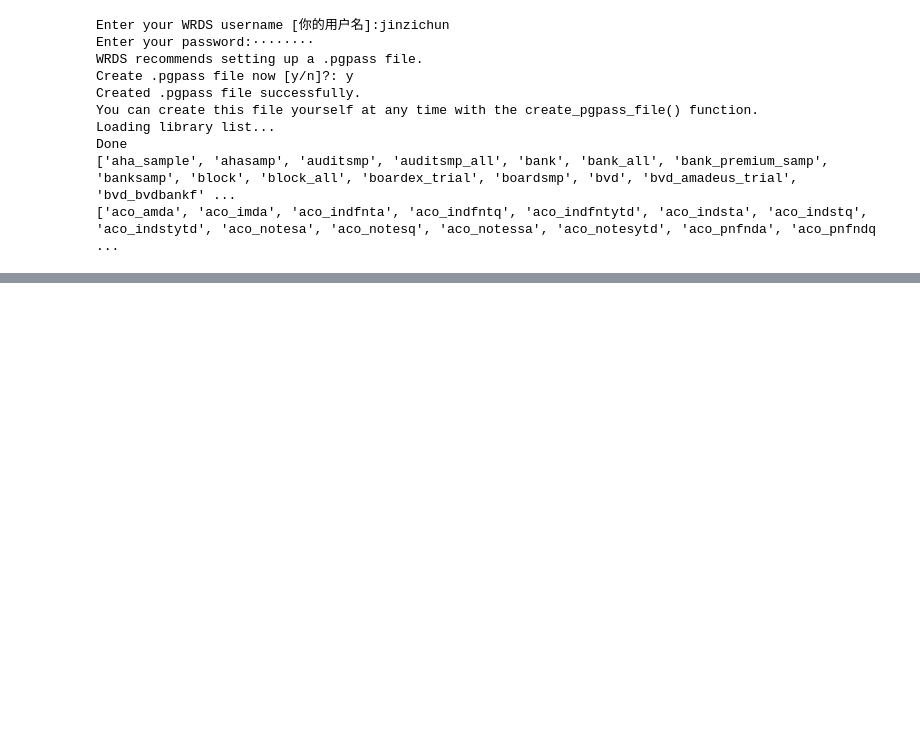
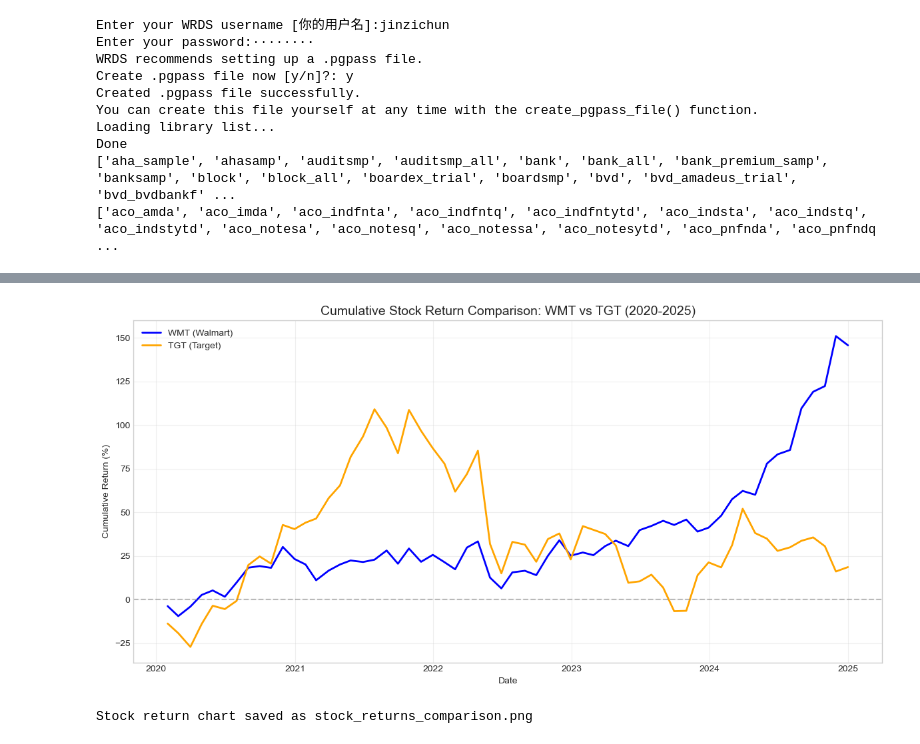
Before and after one commit to jzc-acc102/WMT-VS-TGT-analysis, a Jupyter notebook: analysis.ipynb, the cells around one changed output, grey strips where cells are left out. Cells and saved outputs as stored; diff of their text form; code cells hidden in the pictures; blank space fills up the shorter version.

```diff
--- a/analysis.ipynb
+++ b/analysis.ipynb
@@ -202,0 +178,5 @@ print("✅ 图表已保存为 wmt_tgt_comparison.png")
+# %%
+import wrds
+import pandas as pd
+
+db = wrds.Connection(wrds_username='jinzichun')
@@ -202,0 +267,33 @@ print("✅ 图表已保存为 wmt_tgt_comparison.png")
+# %%
+# Plot cumulative stock returns comparison
+import matplotlib.pyplot as plt
+
+# Extract data for both companies
+wmt_stock = stock_clean[stock_clean['ticker'] == 'WMT'].copy()
+tgt_stock = stock_clean[stock_clean['ticker'] == 'TGT'].copy()
+
+# Create chart
+fig, ax = plt.subplots(figsize=(12, 6))
+
+ax.plot(wmt_stock['date'], wmt_stock['cumulative_return'] * 100,
+        'b-', linewidth=2, label='WMT (Walmart)')
+ax.plot(tgt_stock['date'], tgt_stock['cumulative_return'] * 100,
+        'orange', linewidth=2, label='TGT (Target)')
+
+ax.set_title('Cumulative Stock Return Comparison: WMT vs TGT (2020-2025)', fontsize=14)
+ax.set_xlabel('Date')
+ax.set_ylabel('Cumulative Return (%)')
+ax.legend(loc='upper left')
+ax.grid(True, alpha=0.3)
+
+# Add zero line
+ax.axhline(y=0, color='gray', linestyle='--', alpha=0.5)
+
+plt.tight_layout()
+plt.savefig('stock_returns_comparison.png', dpi=150, bbox_inches='tight')
+plt.show()
+
+print("Stock return chart saved as stock_returns_comparison.png")
+# %% [output]
+[figure, added]
+Stock return chart saved as stock_returns_comparison.png
```
Also changed, not shown: parts of 10 cells of this notebook, 2 other files.
